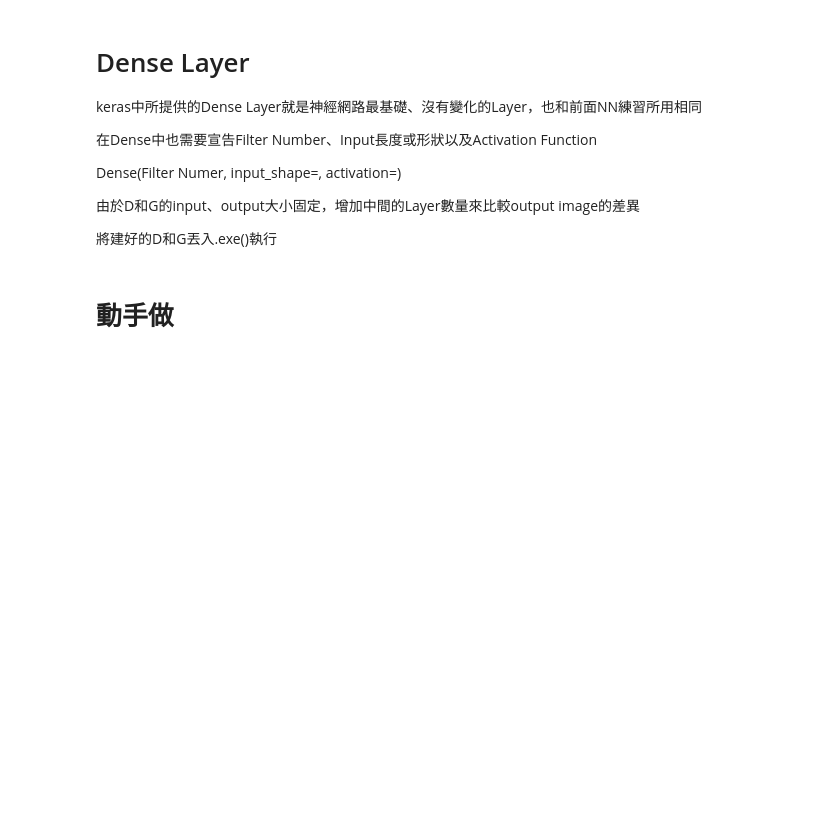
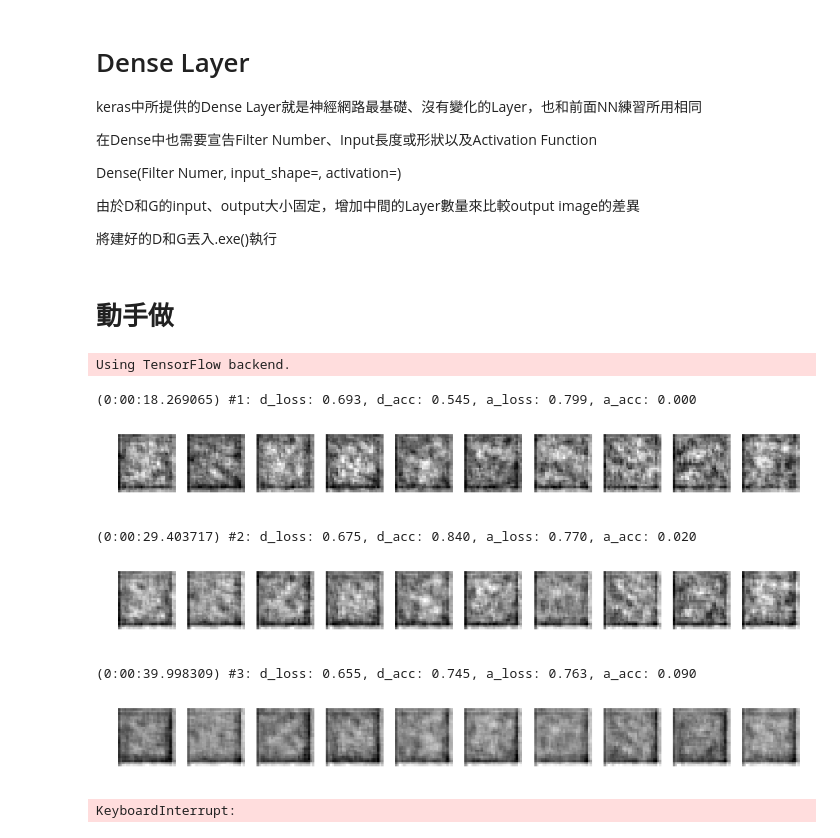
Before and after one commit to mbilab/ML-tutorial, a Jupyter notebook: gan/gan.ipynb, the cells around one changed output. Cells and saved outputs as stored; diff of their text form; code cells hidden in the pictures; blank space fills up the shorter version.

```diff
--- a/gan/gan.ipynb
+++ b/gan/gan.ipynb
@@ -97,13 +97,23 @@ prepared.exe(D, G, 1000, 100)
 # %%
 import sys
 sys.path.append('.prepared')
 import gan as prepared
 
-def check(training_step, epoch, d_loss, d_accuracy, a_loss, a_accuracy):
-    print("%d: D: loss: %f, acc: %f, A: loss: %f, acc: %f" %
-        (training_step, d_loss, d_accuracy, a_loss, a_accuracy))
+from datetime import datetime
+
+def check():
+    print(gan.fit_status())
     gan.plot_images(noise=check_noise)
 
 gan = prepared.MNIST_DCGAN()
 check_noise = gan.noise(10)
 gan.fit(prepared.x_train, batch_size=100, callback=check, epochs=10)
+# %% [output]
+Using TensorFlow backend.
+(0:00:18.269065) #1: d_loss: 0.693, d_acc: 0.545, a_loss: 0.799, a_acc: 0.000
+[figure, added]
+(0:00:29.403717) #2: d_loss: 0.675, d_acc: 0.840, a_loss: 0.770, a_acc: 0.020
+[figure, added]
+(0:00:39.998309) #3: d_loss: 0.655, d_acc: 0.745, a_loss: 0.763, a_acc: 0.090
+[figure, added]
+KeyboardInterrupt:
```
Also changed, not shown: parts of 1 cell of this notebook, 1 other file.
